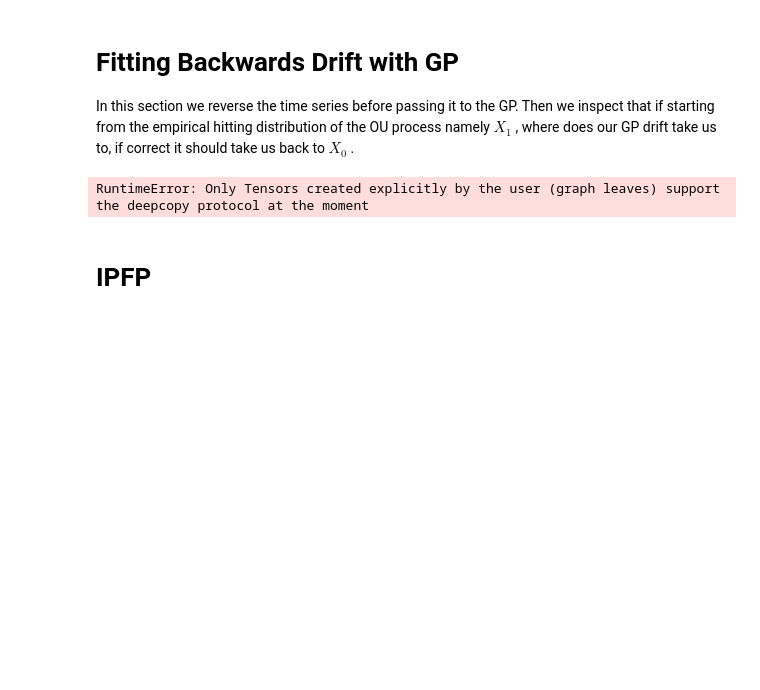
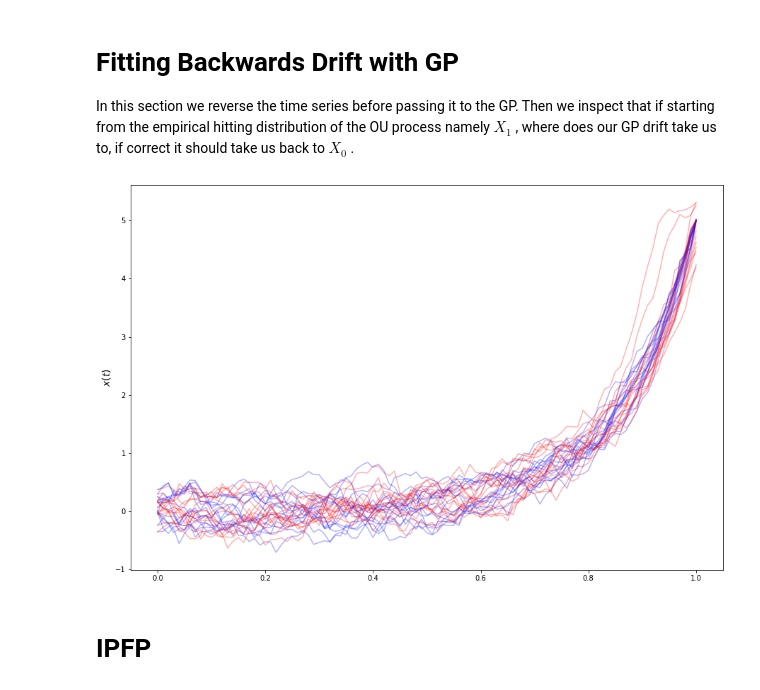
Before and after one commit to franciscovargas/GP_Sinkhorn, a Jupyter notebook: notebooks/GP_Drift_Fit.ipynb, the cells around one changed output. Cells and saved outputs as stored; diff of their text form; code cells hidden in the pictures; blank space fills up the shorter version.

```diff
--- a/notebooks/GP_Drift_Fit.ipynb
+++ b/notebooks/GP_Drift_Fit.ipynb
@@ -207,14 +230,14 @@ In this section we reverse the time series before passing it to the GP. Then we
 # %%
 Xbts = copy.deepcopy(Xts)
 Xbts[:,:,0] = Xbts[:,:,0].flip(1) # Reverse the series
 
-gp_ou_drift = MLEDrift(Xbts)
+gp_ou_drift = MLEDrift(Xbts,N,dt)
 tb_hat, Xbts_hat = solve_sde_RK(b_drift=gp_ou_drift,sigma=sigma, X0=Xbts[:,0,0].reshape((-1,1)), dt=dt, N=N) # Solver using GP predicted drift
 
 fig_axs = plot_trajectories_2(Xbts, t, remove_time=True, show=False)
 plot_trajectories_2(Xbts_hat, tb_hat, remove_time=True, fig_axs=fig_axs, color='r');
 # %% [output]
-RuntimeError: Only Tensors created explicitly by the user (graph leaves) support the deepcopy protocol at the moment
+[figure, added]
 # %% [markdown]
 #  IPFP
 # %%
```
Also changed, not shown: parts of 21 cells of this notebook.
